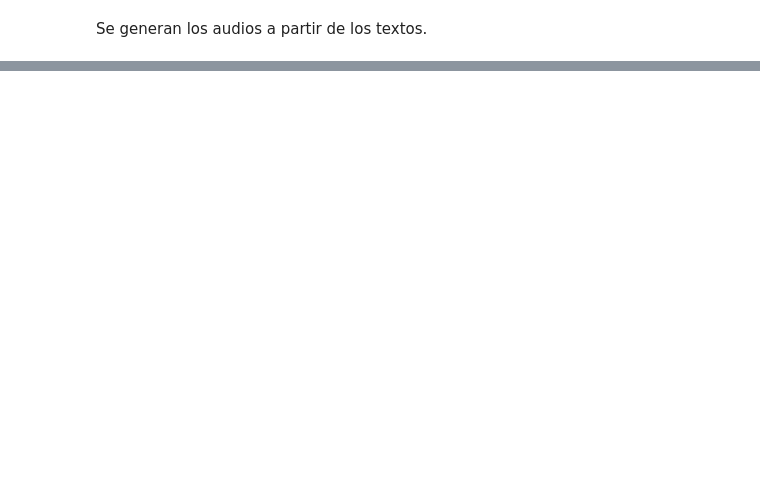
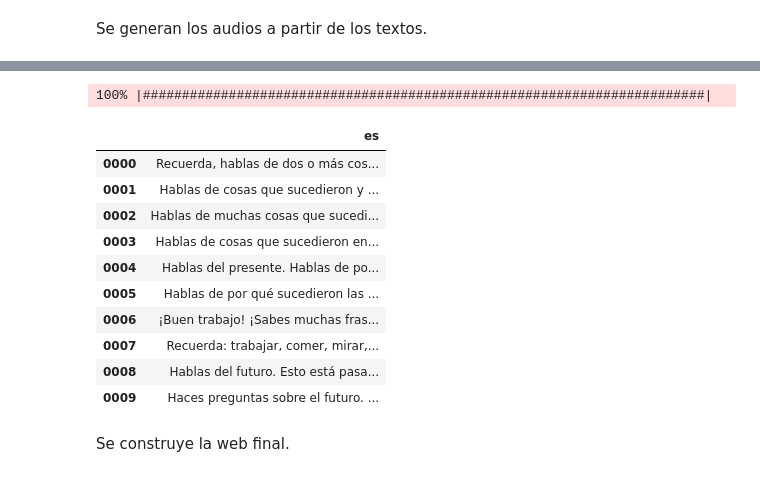
Before and after one commit to kike1985/Machine-Learning, a Jupyter notebook: 0901_Optical _Character_Recognition.ipynb, the cells around one changed output, grey strips where cells are left out. Drawn from its saved outputs; the diff is of its cells as text; code cells hidden in the pictures; blank space fills up the shorter version.

```diff
--- a/0901_Optical _Character_Recognition.ipynb
+++ b/0901_Optical _Character_Recognition.ipynb
@@ -85,10 +88,12 @@ b64encode(path)
 # %% [markdown]
 Se obtienen los textos a partir de las imágenes.
 # %%
+%%script echo Comentar para ejecutar la celda
+
 raw_text_df = pd.DataFrame(columns=['name', 'image', 'text'])
 raw_text_df.set_index(keys='name', inplace=True)
 
-img_path = os.listdir('_resources/img')[:5]
+img_path = os.listdir('_resources/img')
 
 bar = ProgressBar(maxval=len(img_path)).start()
 i = 0
@@ -115,6 +120,7 @@ with ThreadPoolExecutor(max_workers=1) as executor:
 
 bar.finish()
 
+raw_text_df['status'] = False
 raw_text_df.reset_index(inplace=True)
 raw_text_df.head(10)
 # %% [output]
@@ -192,0 +241,47 @@ Couldn't find program: 'echo'
+# %%
+translator = GoogleTranslator(source='en', target='es')
+
+filter_df = df[df.status == True]
+
+bar = ProgressBar(maxval=filter_df.shape[0]).start()
+i = 0
+
+
+def translate(row):
+    try:
+        if pd.isnull(es_df.loc[row.name].es) == False:
+            raise ValueError()
+
+        es_df.loc[row.name] = translator.translate(row.text)
+    except ValueError:
+        pass
+    except Exception as e:
+        print(e)
+    finally:
+        global i
+        i += 1
+        bar.update(i)
+
+# max_workers=1 porque translator.translate no acepta multihilo y traduce texto que no se encuentra en su ámbito.
+with ThreadPoolExecutor(max_workers=1) as executor:
+    futures = [executor.submit(translate, row)
+               for _, row in filter_df.iterrows()]
+
+    executor.shutdown(wait=True)
+
+bar.finish()
+
+es_df.head(10)
+# %% [output]
+100% |########################################################################|
+|  | es |
+| 0000 | Recuerda, hablas de dos o más cos... |
+| 0001 | Hablas de cosas que sucedieron y ... |
+| 0002 | Hablas de muchas cosas que sucedi... |
+| 0003 | Hablas de cosas que sucedieron en... |
+| 0004 | Hablas del presente. Hablas de po... |
+| 0005 | Hablas de por qué sucedieron las ... |
+| 0006 | ¡Buen trabajo! ¡Sabes muchas fras... |
+| 0007 | Recuerda: trabajar, comer, mirar,... |
+| 0008 | Hablas del futuro. Esto está pasa... |
+| 0009 | Haces preguntas sobre el futuro. ... |
@@ -192,0 +290,2 @@ Couldn't find program: 'echo'
+# %% [markdown]
+Se construye la web final.
```
Also changed, not shown: parts of 23 cells of this notebook, 1 other file.
